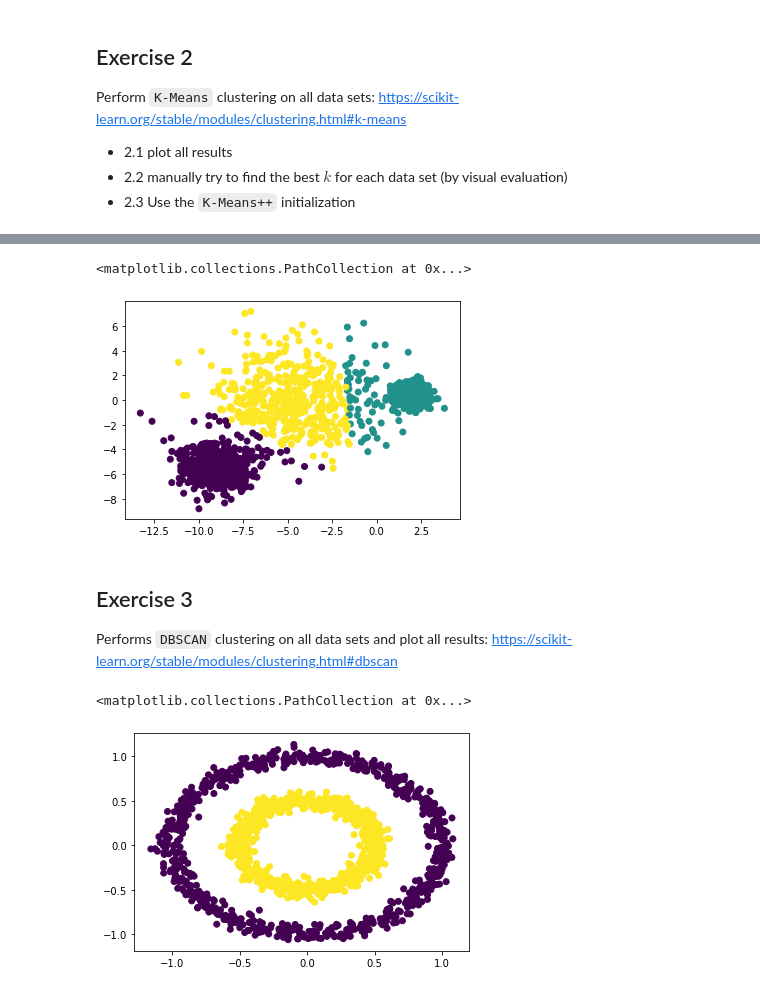
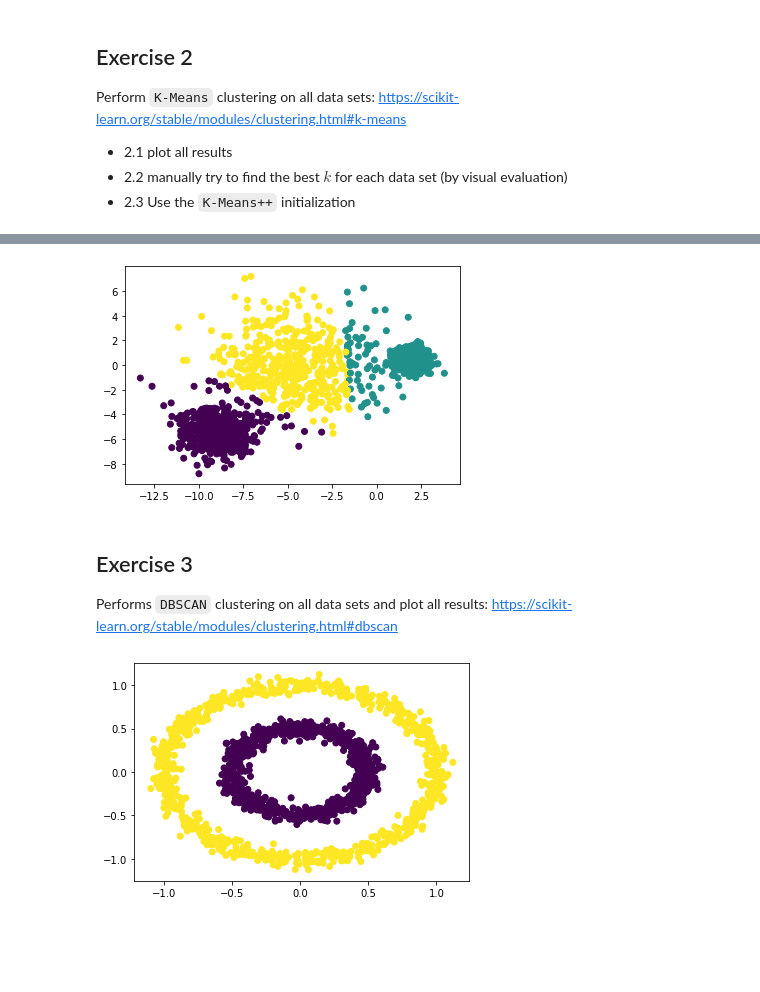
Before and after one commit to apfoertn/DataScienceSS20, a Jupyter notebook: Exercises/4_g_Clustering_I.ipynb, the cells around one changed output, grey strips where cells are left out. Drawn from its saved outputs; the diff is of its cells as text; code cells hidden in the pictures; blank space fills up the shorter version.

```diff
--- a/Exercises/4_g_Clustering_I.ipynb
+++ b/Exercises/4_g_Clustering_I.ipynb
@@ -137,9 +100,8 @@ plt.scatter(E[:,0],E[:,1],c=Dmeans.predict(E))
 # %%
 Cmeans.fit(F)
-Cmeans.predict(F)
-plt.scatter(F[:,0],F[:,1],c=Cmeans.predict(F))
+plt.scatter(F[:,0],F[:,1],c=Cmeans.labels_)
+plt.show()
 # %% [output]
-<matplotlib.collections.PathCollection at 0x...>
 [figure]
 # %% [markdown]
 ## Exercise 3
@@ -148,10 +110,10 @@
 from sklearn.cluster import DBSCAN
 # %%
 dbscan = DBSCAN(eps=0.123, min_samples = 2)
-clusters = dbscan.fit_predict(A)
+clustersA = dbscan.fit_predict(A)
 # %%
-plt.scatter(A[:, 0], A[:, 1], c=clusters)
+plt.scatter(A[:, 0], A[:, 1], c=clustersA)
+plt.show()
 # %% [output]
-<matplotlib.collections.PathCollection at 0x...>
-[figure, old version]
+[figure, new version]
 # %%
```
Also changed, not shown: parts of 19 cells of this notebook, 1 other file.
